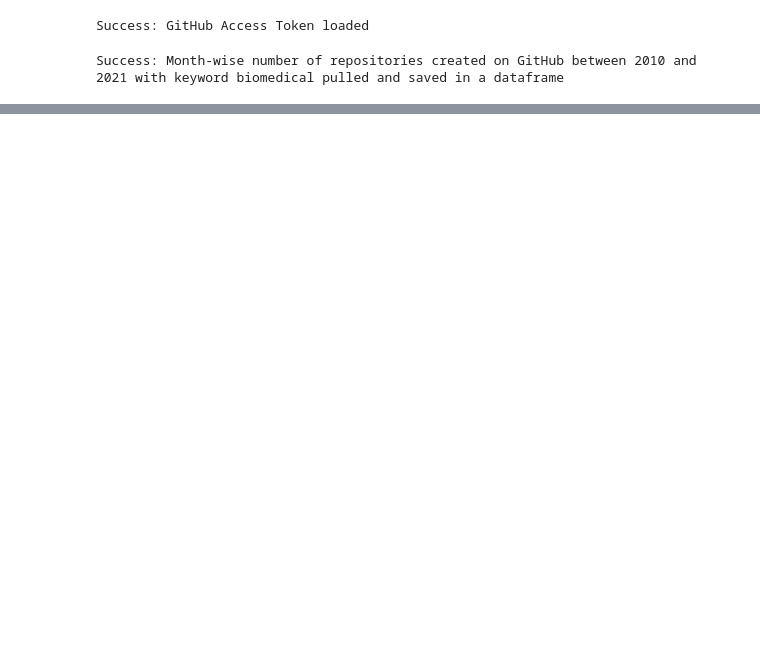
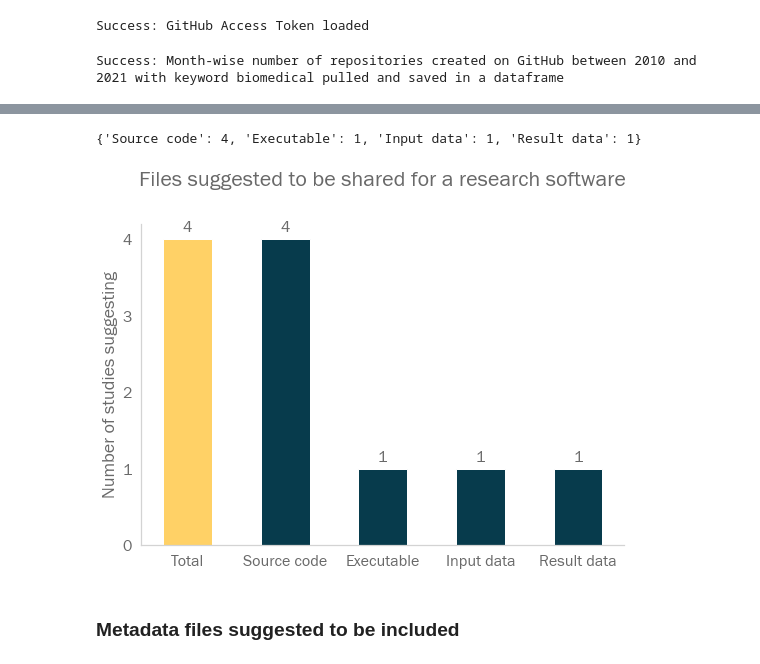
Before and after one commit to FAIR-BioRS/Code, a Jupyter notebook: main.ipynb, the cells around one changed output, grey strips where cells are left out. Saved outputs shown, nothing was run; the diff lists cells and outputs as text; code cells hidden in the pictures; blank space fills up the shorter version.

```diff
--- a/main.ipynb
+++ b/main.ipynb
@@ -189,0 +155,10 @@ print(df)
+# %%
+# Load review data
+# This section requires the data.xlsx file available in the docs folder at https://github.com/fairdataihub/FAIR-BioRS-data and at [ZENODO LINK]
+# This assumes that the FAIR-BioRS-data folder is at the same location as the FAIR-BioRS-code folder
+main_folder = os.path.dirname(os.getcwd())
+data_folder = os.path.join(main_folder, 'FAIR-BioRS-data', 'docs')
+data_file_name = 'data.xlsx'
+data_file_location = os.path.join(data_folder, data_file_name)
+df = pd.read_excel(data_file_location,
+              sheet_name='literatureReviewKeywords')
@@ -189,0 +167,6 @@ print(df)
+# %%
+#Number of studies
+df_sub = df['dataFileSuggestion'].iloc[2:].dropna()
+total_studies = len(df_sub)
+print("From the reviewed studies, " + str(total_studies) + " made a suggestion about the files to be shared for a research software")
+print(df_sub)
@@ -189,0 +180,38 @@ print(df)
+# %%
+#Frequency of suggestions
+frequency = frenquency_suggestions(df_sub)
+print(frequency)
+# %% [output]
+{'Source code': 4, 'Executable': 1, 'Input data': 1, 'Result data': 1}
+# %%
+# Visualize
+fig, ax = plt.subplots(figsize=(8,6))
+width = 0.5
+ind = 0
+x = list(frequency.keys())
+y = list(frequency.values())
+
+# total
+bars = ax.bar("Total", total_studies, width, color=color_palette[1])
+for bar in bars:
+    yval = bar.get_height()
+    ax.text(bar.get_x()+0.2, yval + 0.1, round(yval,1))
+bars = (ax.bar(x, y, width, color=color_palette[ind]))
+for bar in bars:
+    yval = bar.get_height()
+    ax.text(bar.get_x()+0.2, yval + 0.1, round(yval,1))
+ind+=1
+ax.set_xticks(["Total"] + x)
+ax.set_yticks(range(0, max(y)+1))
+plt.xticks(fontsize=16)
+plt.yticks(fontsize=16)
+plt.ylabel('Number of studies suggesting', fontsize=18)
+plt.title("Files suggested to be shared for a research software", fontsize = 22, y = 1.1)
+plt.xticks(ha = 'center')
+fig.tight_layout()
+plot_name = 'files-suggested'
+save_image_png(fig, 'output', plot_name)
+# %% [output]
+[figure, added]
+# %% [markdown]
+### Metadata files suggested to be included
```
Also changed, not shown: parts of 30 cells of this notebook, 10 other files.
